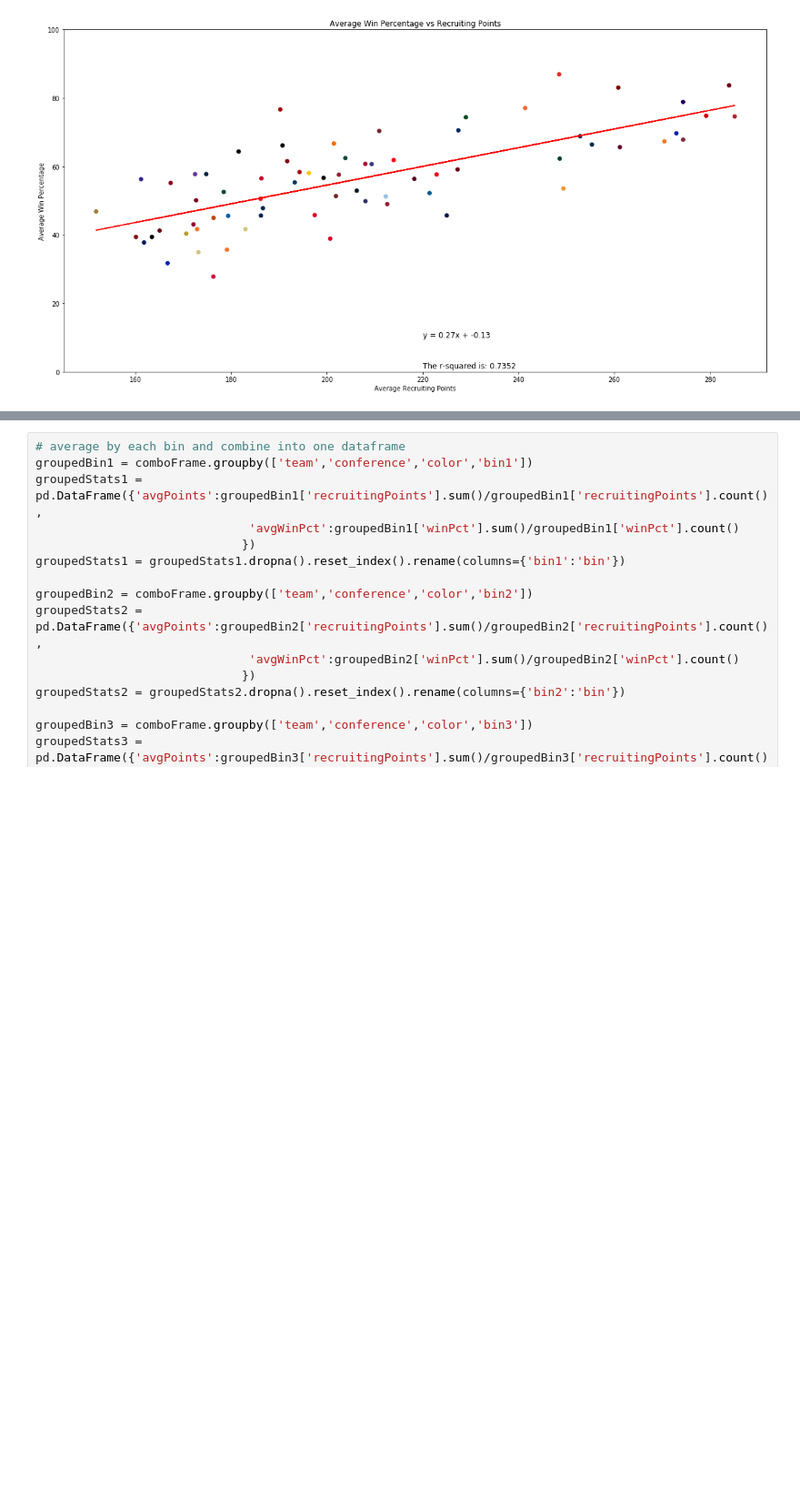
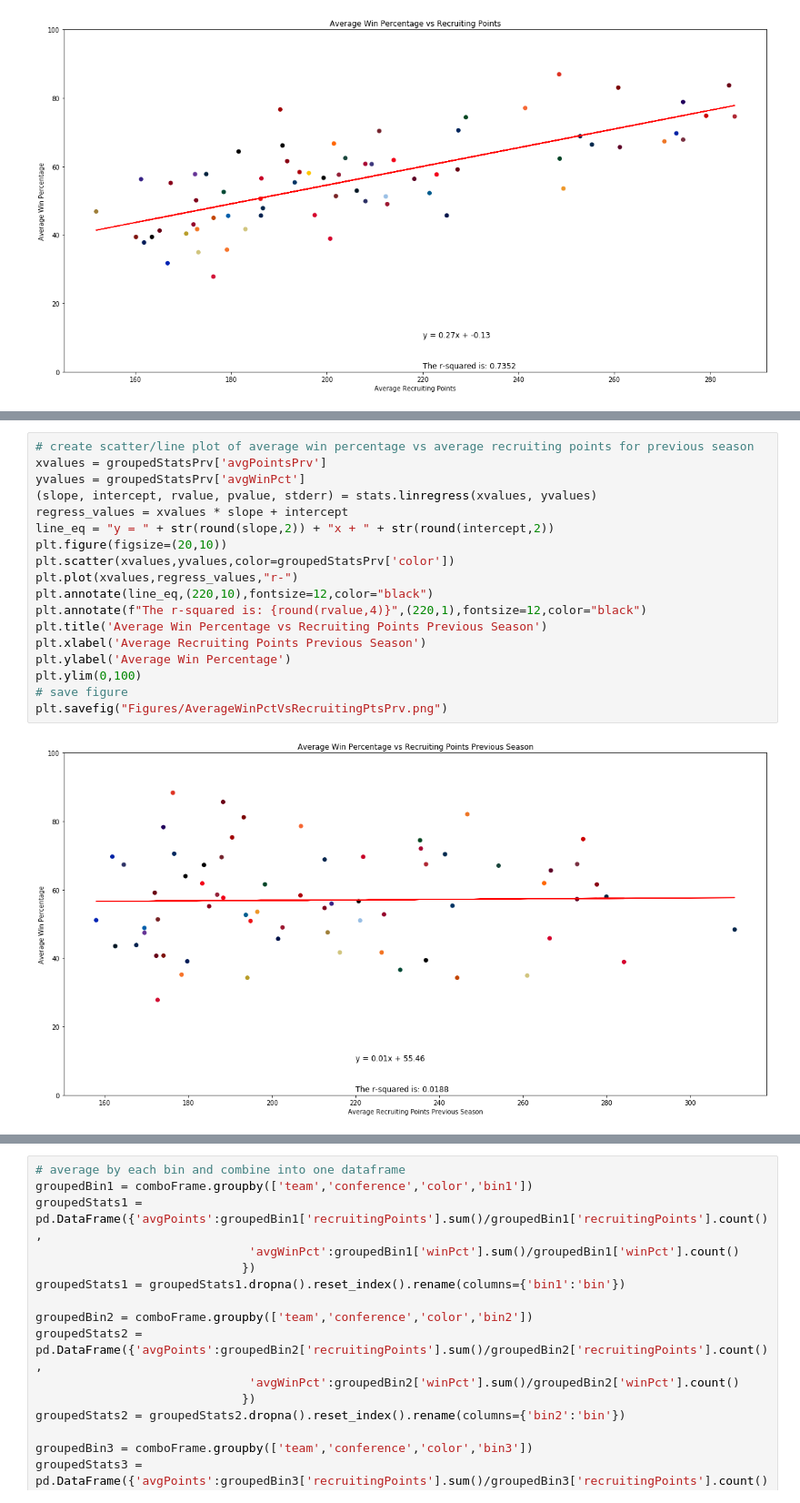
Before and after one commit to bdowd91/Project-1, a Jupyter notebook: recruitingAnalysis.ipynb, the cells around one changed output, grey strips where cells are left out. Shown at 91% size. Cells and saved outputs as stored; diff of their text form; blank space fills up the shorter version.

```diff
--- a/recruitingAnalysis.ipynb
+++ b/recruitingAnalysis.ipynb
@@ -68,3 +135,23 @@ plt.savefig("Figures/AverageWinPctVsRecruitingPts.png")
+# %%
+# create scatter/line plot of average win percentage vs average recruiting points for previous season
+xvalues = groupedStatsPrv['avgPointsPrv']
+yvalues = groupedStatsPrv['avgWinPct']
+(slope, intercept, rvalue, pvalue, stderr) = stats.linregress(xvalues, yvalues)
+regress_values = xvalues * slope + intercept
+line_eq = "y = " + str(round(slope,2)) + "x + " + str(round(intercept,2))
+plt.figure(figsize=(20,10))
+plt.scatter(xvalues,yvalues,color=groupedStatsPrv['color'])
+plt.plot(xvalues,regress_values,"r-")
+plt.annotate(line_eq,(220,10),fontsize=12,color="black")
+plt.annotate(f"The r-squared is: {round(rvalue,4)}",(220,1),fontsize=12,color="black")
+plt.title('Average Win Percentage vs Recruiting Points Previous Season')
+plt.xlabel('Average Recruiting Points Previous Season')
+plt.ylabel('Average Win Percentage')
+plt.ylim(0,100)
+# save figure
+plt.savefig("Figures/AverageWinPctVsRecruitingPtsPrv.png")
+# %% [output]
+[figure, added]
 # %%
 # bin the years
 bins1 = [2003,2007,2011,2015,2019]
```
Also changed, not shown: parts of 9 cells of this notebook, 19 other files.
